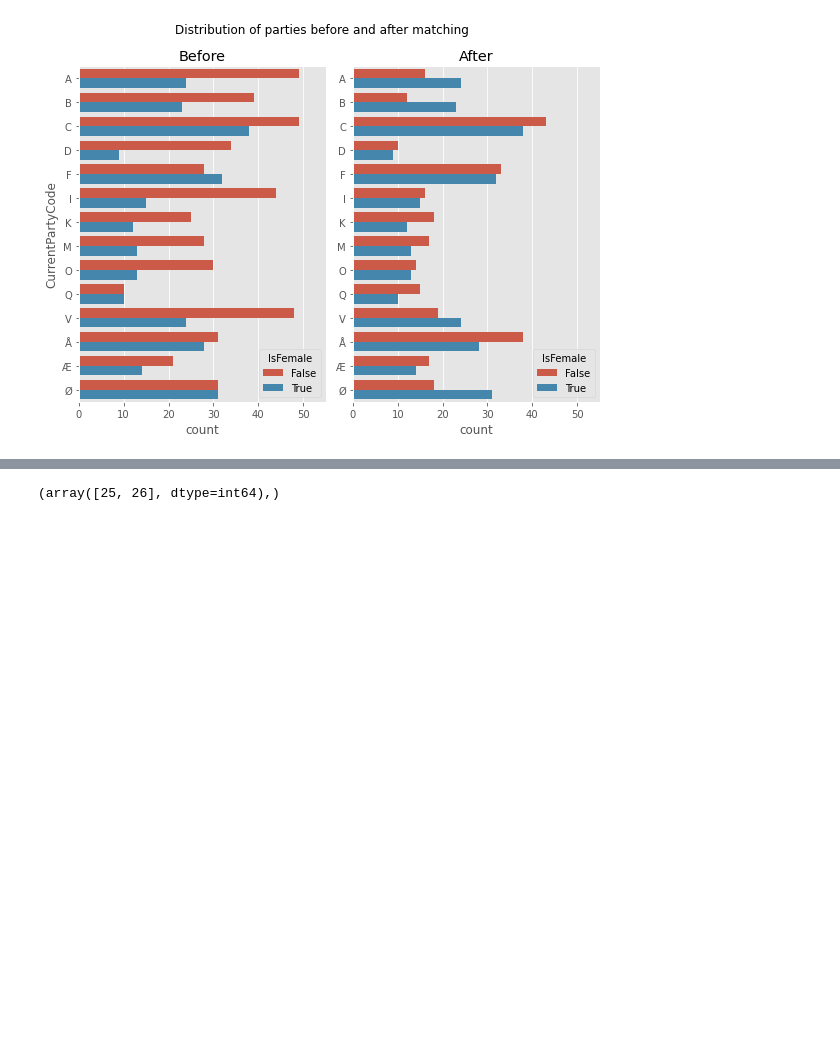
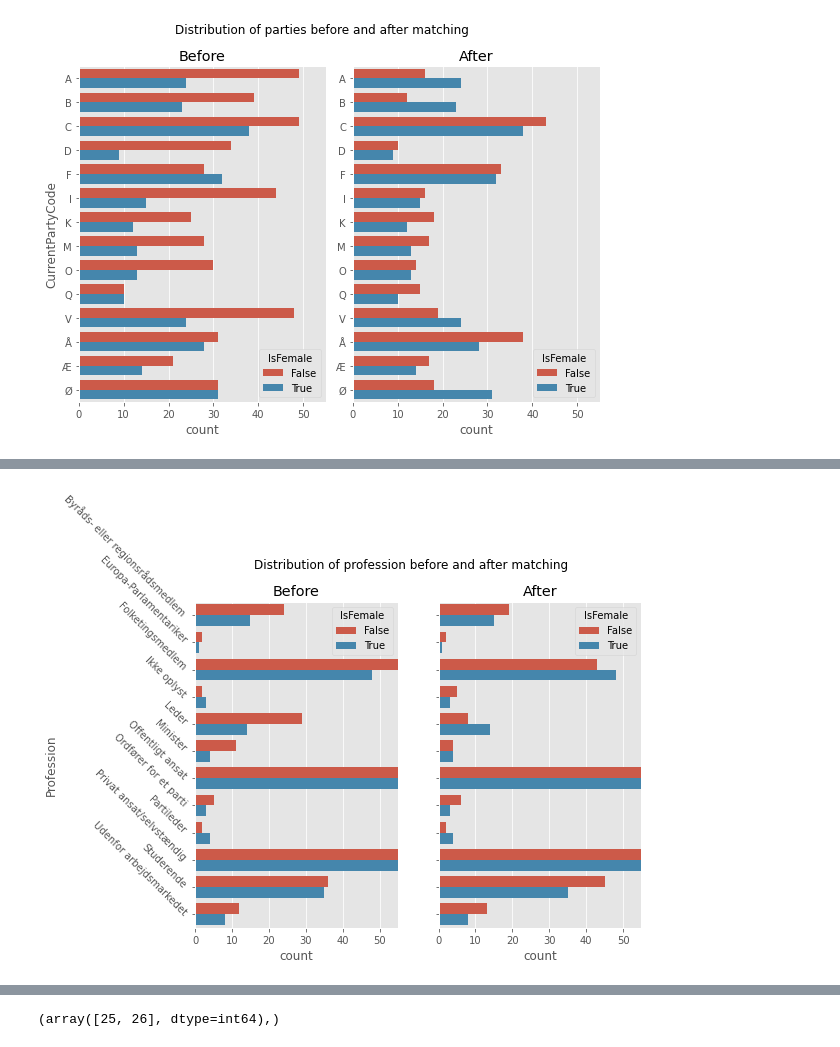
Before and after one commit to Marcus-Friis/applied-statistics, a Jupyter notebook: notebooks/3.7-mf-hopefully-final.ipynb, the cells around one changed output, grey strips where cells are left out. Cells and saved outputs as stored; diff of their text form; code cells hidden in the pictures; blank space fills up the shorter version.

```diff
--- a/notebooks/3.7-mf-hopefully-final.ipynb
+++ b/notebooks/3.7-mf-hopefully-final.ipynb
@@ -204,2 +234,25 @@ plt.tight_layout()
+# %%
+fig, (ax1, ax2) = plt.subplots(1, 2, figsize=(8, 6))
+fig.suptitle('Distribution of profession before and after matching')
+
+X = df.groupby(['Profession', TREATMENT]).agg(count=('Profession', 'count')).reset_index()
+sns.barplot(data=X, y='Profession', x='count', hue=TREATMENT, ax=ax1)
+ax1.set_title('Before')
+fontdict = {'verticalalignment': 'baseline'}
+ax1.set_yticklabels(ax1.get_yticklabels(), rotation=-45, fontdict=fontdict)
+
+X = GROUPS.groupby(['Profession', TREATMENT]).agg(count=('Profession', 'count')).reset_index()
+sns.barplot(data=X, y='Profession', x='count', hue=TREATMENT, ax=ax2)
+ax2.set_title('After')
+ax2.set_ylabel('')
+ax2.set_yticklabels([])
+
+for ax in fig.axes:
+    ax.set_xlim(0, 55)
+
+# plt.tight_layout()
+fig.savefig(f'../figs/distributions_propensity/{TREATMENT}_profession.svg')
+# %% [output]
+[figure, added]
 # %%
 fig, (ax1, ax2) = plt.subplots(1, 2, figsize=(6,8))
```
Also changed, not shown: parts of 14 cells of this notebook.
